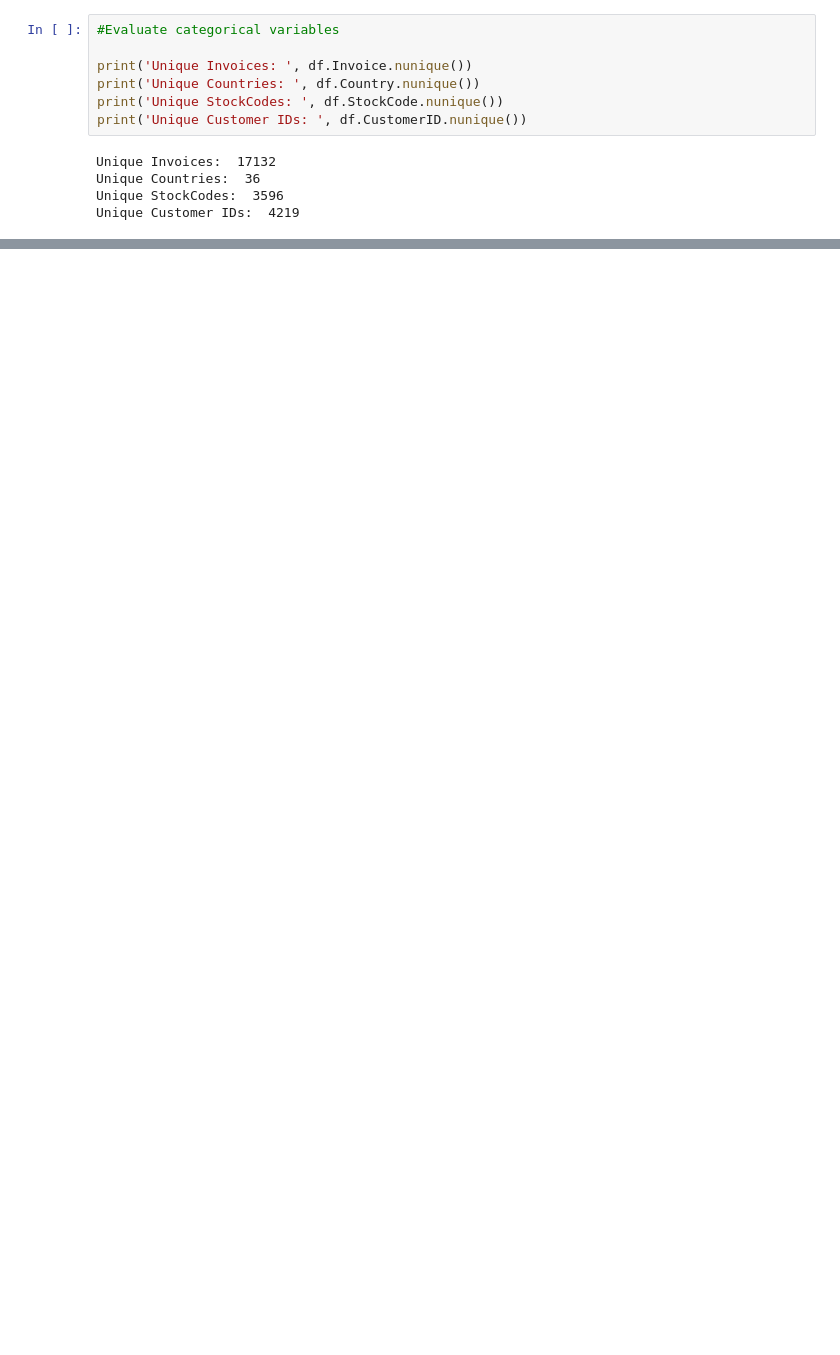
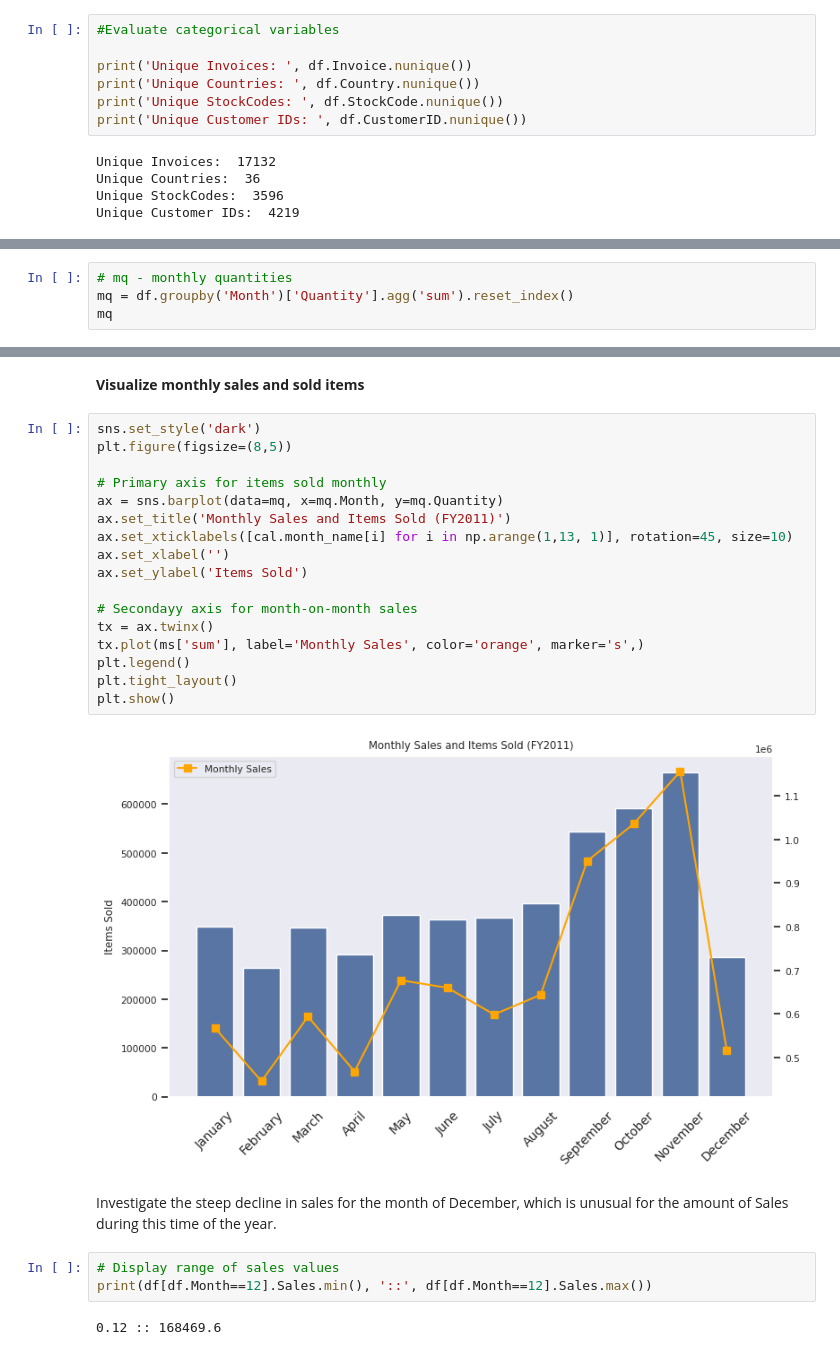
Before and after one commit to ds-edu/DataScienceCapstone_OnlineRetail, a Jupyter notebook: notebooks/ExploratoryDataAnalysis.ipynb, the cells around one changed output, grey strips where cells are left out. Saved outputs shown, nothing was run; the diff lists cells and outputs as text; blank space fills up the shorter version.

```diff
--- a/notebooks/ExploratoryDataAnalysis.ipynb
+++ b/notebooks/ExploratoryDataAnalysis.ipynb
@@ -373,0 +213,4 @@ df_non_ol.to_csv("../data/interim/online_retail_EDA.csv",  index=False)
+# %%
+# mq - monthly quantities
+mq = df.groupby('Month')['Quantity'].agg('sum').reset_index()
+mq
@@ -373,0 +231,28 @@ df_non_ol.to_csv("../data/interim/online_retail_EDA.csv",  index=False)
+# %% [markdown]
+**Visualize monthly sales and sold items**
+# %%
+sns.set_style('dark')
+plt.figure(figsize=(8,5))
+
+# Primary axis for items sold monthly
+ax = sns.barplot(data=mq, x=mq.Month, y=mq.Quantity)
+ax.set_title('Monthly Sales and Items Sold (FY2011)')
+ax.set_xticklabels([cal.month_name[i] for i in np.arange(1,13, 1)], rotation=45, size=10)
+ax.set_xlabel('')
+ax.set_ylabel('Items Sold')
+
+# Secondayy axis for month-on-month sales
+tx = ax.twinx()
+tx.plot(ms['sum'], label='Monthly Sales', color='orange', marker='s',)
+plt.legend()
+plt.tight_layout()
+plt.show()
+# %% [output]
+[figure, added]
+# %% [markdown]
+Investigate the steep decline in sales for the month of December, which is unusual for the amount of Sales during this time of the year.
+# %%
+# Display range of sales values
+print(df[df.Month==12].Sales.min(), '::', df[df.Month==12].Sales.max())
+# %% [output]
+0.12 :: 168469.6
```
Also changed, not shown: parts of 70 cells of this notebook, 1 other file.
